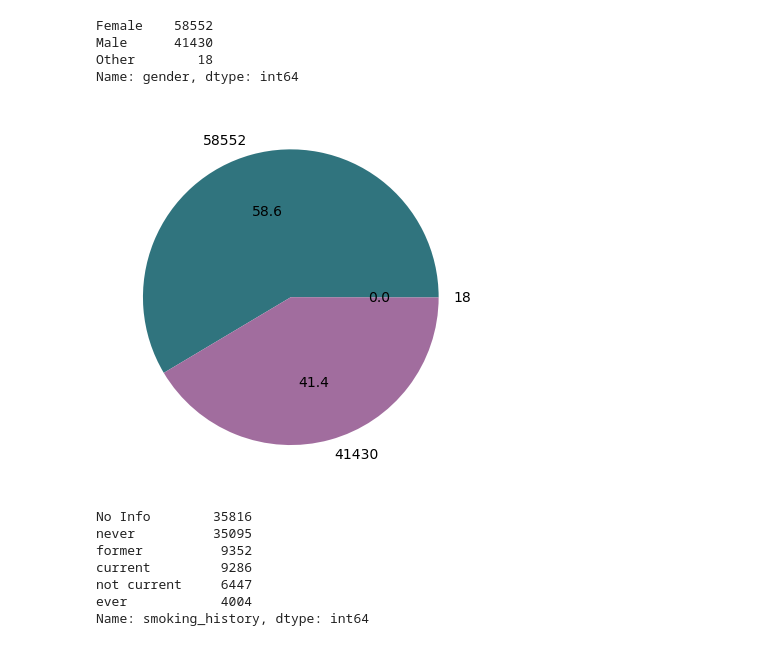
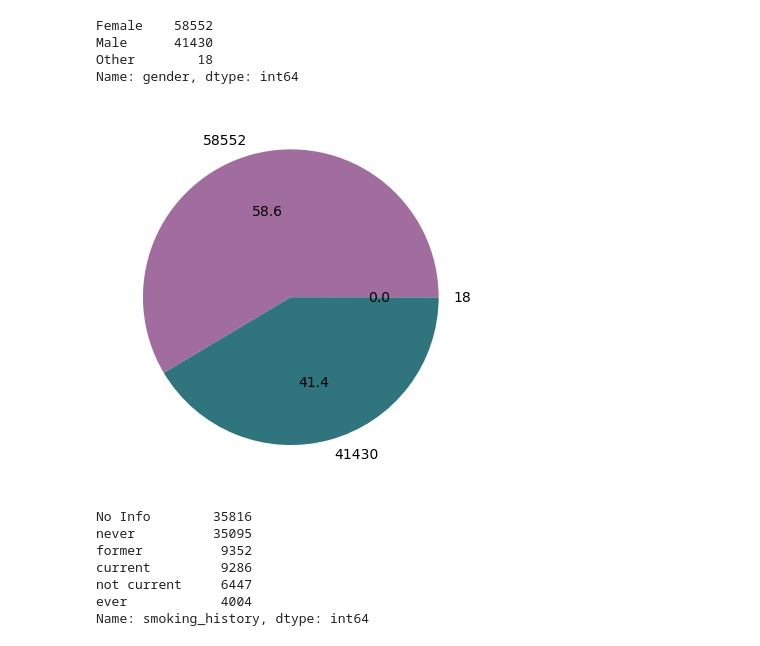
Before and after one commit to Bredariolcaroline/Data-analysis-and-data-science, a Jupyter notebook: diabetes-checkpoint.ipynb, the cells around one changed output. Saved outputs shown, nothing was run; the diff lists cells and outputs as text; code cells hidden in the pictures.

```diff
--- a/diabetes-checkpoint.ipynb
+++ b/diabetes-checkpoint.ipynb
@@ -95,13 +95,12 @@ Male      41430
 Other        18
 Name: gender, dtype: int64
 # %%
-
-labels=base.gender.value_counts()
-colors='#30747E','#A16D9E'
+labels = base['gender'].value_counts()
+colors='#A16D9E','#30747E'
 fig,ax = plt.subplots()
 ax.pie(base.gender.value_counts(),labels=labels,autopct ='%.01f',colors=colors);
 # %% [output]
-[figure, old version]
+[figure, new version]
 # %%
 base['smoking_history'].value_counts()
 # %% [output]
```
Also changed, not shown: parts of 2 cells of this notebook.
